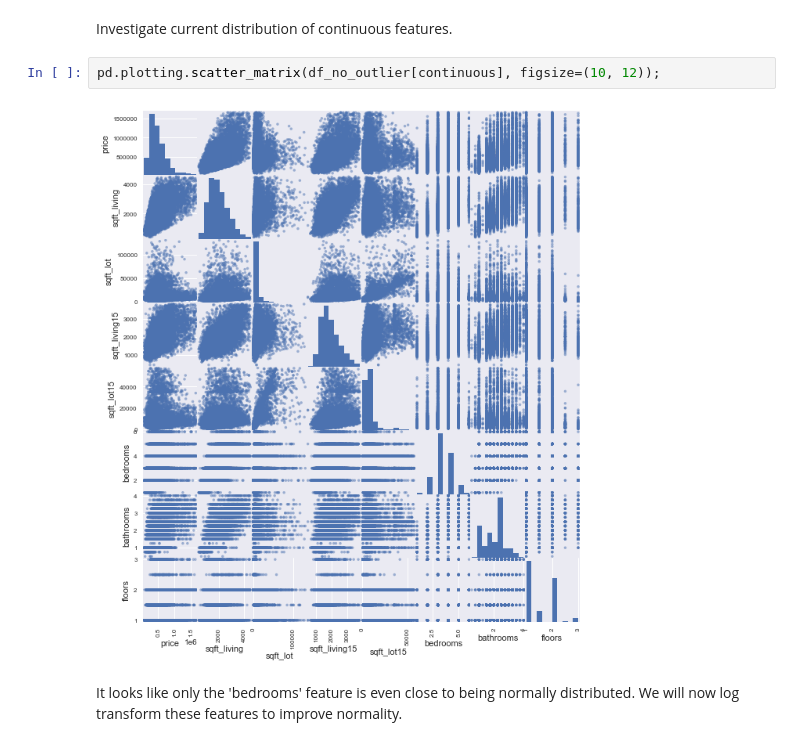
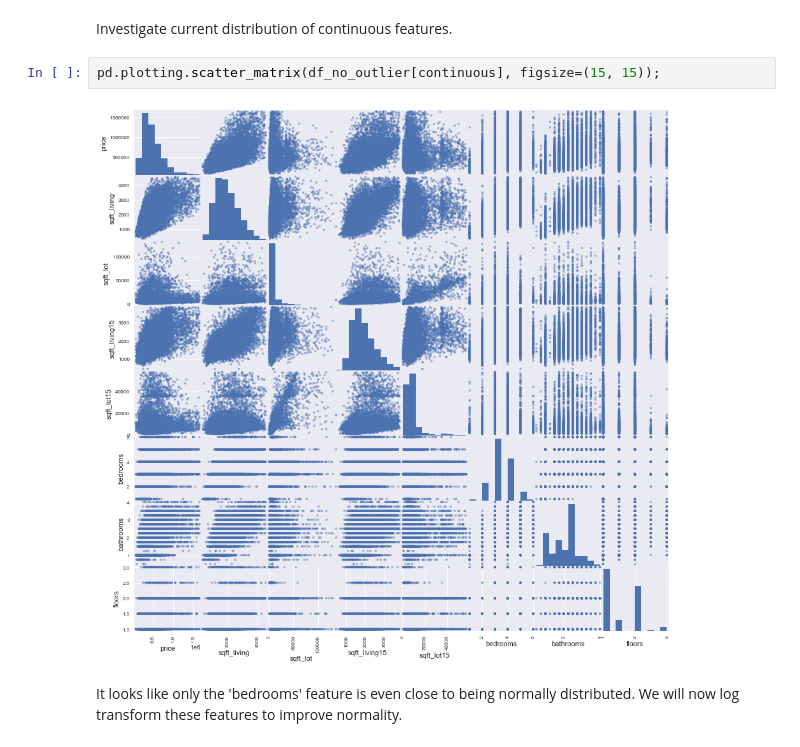
Before and after one commit to harrisongu123/dsc-phase-2-project, a Jupyter notebook: Main Notebook.ipynb, the cells around one changed output. Saved outputs shown, nothing was run; the diff lists cells and outputs as text.

```diff
--- a/Main Notebook.ipynb
+++ b/Main Notebook.ipynb
@@ -458,9 +487,9 @@ High correlations between 'sqft_living' and 'sqft_living15' have been removed, b
 # %% [markdown]
 Investigate current distribution of continuous features.
 # %%
-pd.plotting.scatter_matrix(df_no_outlier[continuous], figsize=(10, 12));
+pd.plotting.scatter_matrix(df_no_outlier[continuous], figsize=(15, 15));
 # %% [output]
-[figure, old version]
+[figure, new version]
 # %% [markdown]
 It looks like only the 'bedrooms' feature is even close to being normally distributed. We will now log transform these features to improve normality.
 # %%
```
Also changed, not shown: parts of 26 cells of this notebook.
